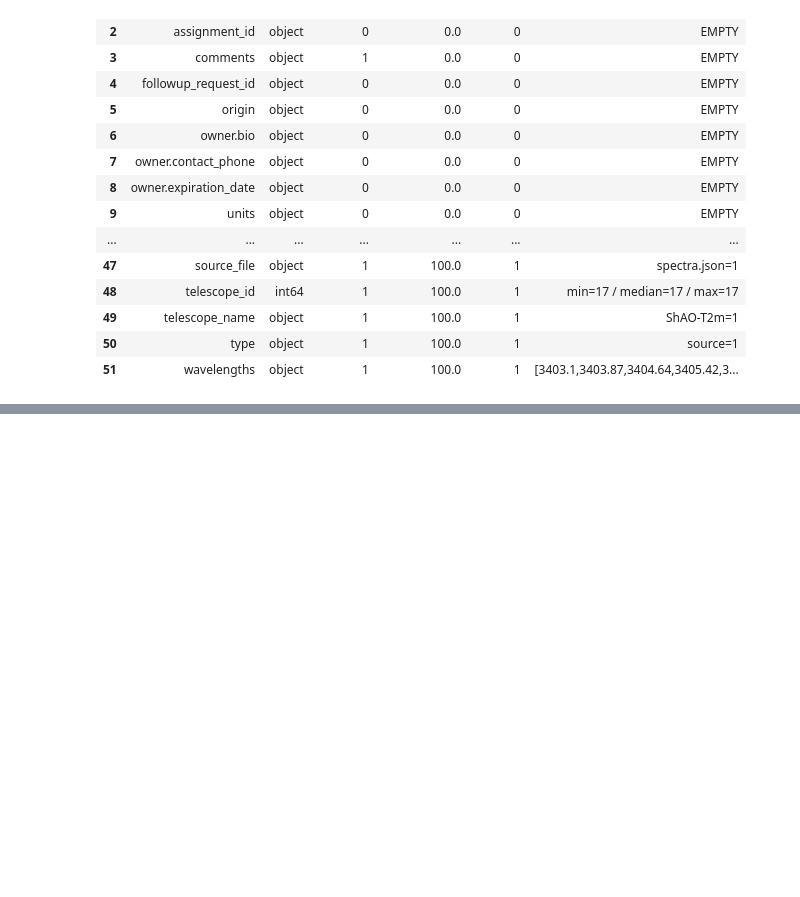
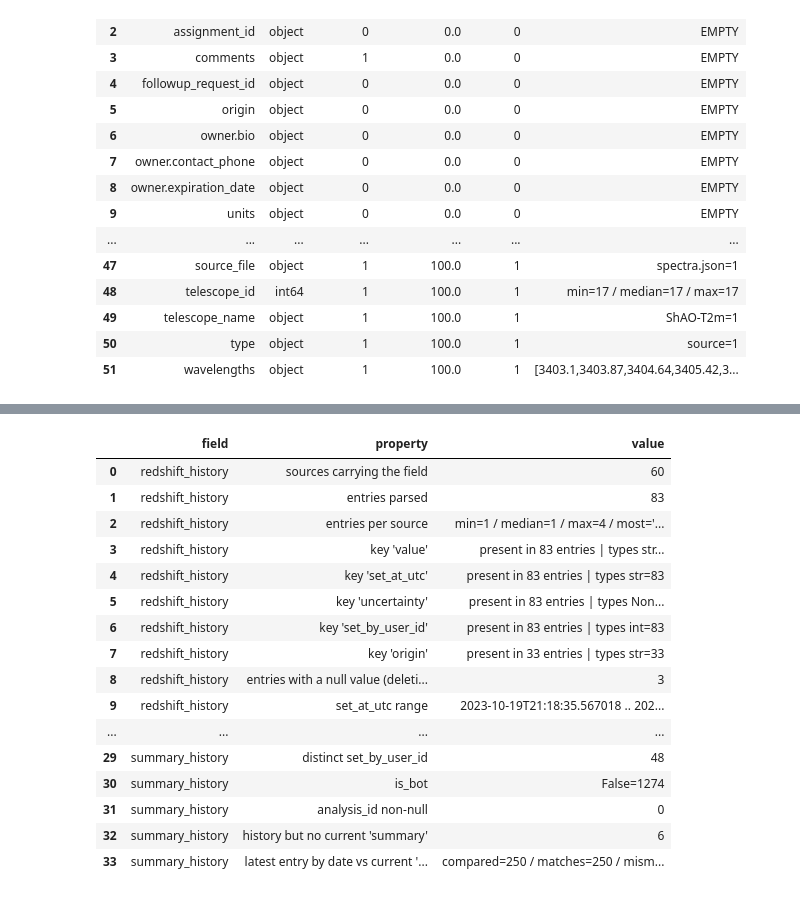
Before and after one commit to grandma-collaboration/MAFORAI, a Jupyter notebook: notebooks/skyportal/A_eda.ipynb, the cells around one changed output, grey strips where cells are left out. Cells and saved outputs as stored; diff of their text form; code cells hidden in the pictures; blank space fills up the shorter version.

Commit message:
analysis(skyportal): extend corpus exploratory analysis

```diff
--- a/notebooks/skyportal/A_eda.ipynb
+++ b/notebooks/skyportal/A_eda.ipynb
@@ -487,6 +487,75 @@ Checks that ran and raised nothing: ['python type varies between rows', 'contain
 | 331 | spectra | owner.expiration_date | no content in any row | 1 | column is entirely empty |
 | 332 | spectra | units | no content in any row | 1 | column is entirely empty |
 | 333 | spectra | <whole row> | rows identical on every column ex... | 0 | 0 means no such duplicate exists |
+# %%
+HISTORY_PARENT = {"redshift_history": "redshift", "summary_history": "summary"}
+HISTORY_VALUE = {"redshift_history": "value", "summary_history": "summary"}
+UTC_OFFSET_RE = re.compile(r"([+-]\d{2}:?\d{2}|Z)$")
+
+unique_sources = TABLES["sources"].drop_duplicates("id")  # one row per source before parsing
+history_rows = []
+
+for field, parent in HISTORY_PARENT.items():
+    carrying = unique_sources[unique_sources[field].notna()]
+    parsed = [(row["id"], index, entry) for _, row in carrying.iterrows()
+              for index, entry in enumerate(json.loads(row[field]))]
+    frame = pd.DataFrame([{"id": sid, "entry_index": index, **entry}
+                          for sid, index, entry in parsed])
+    value_key, stamps = HISTORY_VALUE[field], frame["set_at_utc"]
+    per_source = frame["id"].value_counts()
+    offset = stamps.dropna().map(lambda v: bool(UTC_OFFSET_RE.search(v)))
+    unordered = frame.groupby("id")["set_at_utc"].apply(lambda s: list(s) != sorted(s))
+    current = unique_sources.set_index("id")[parent]
+    current = current[has_content(current)]
+    latest = frame.sort_values("set_at_utc").groupby("id")[value_key].last()
+    if field == "redshift_history":  # history stores the value as text, the parent as a float
+        latest, current = latest.map(lambda v: None if v is None else float(v)), current.astype(float)
+    shared = latest.index.intersection(current.index)
+    matches = int(sum(latest[sid] == current[sid] for sid in shared))
+
+    measured = [("sources carrying the field", len(carrying)), ("entries parsed", len(parsed)),
+                ("entries per source", f"min={per_source.min()} / median={per_source.median():.0f}"
+                 f" / max={per_source.max()} / most={per_source.idxmax()!r}")]
+    for key in [c for c in frame.columns if c not in ("id", "entry_index")]:
+        types = pd.Series([type(e[key]).__name__ for _, _, e in parsed if key in e]).value_counts()
+        measured.append((f"key '{key}'", f"present in {sum(key in e for _, _, e in parsed)} entries"
+                         " | types " + " ".join(f"{t}={n}" for t, n in types.items())))
+    measured += [("entries with a null value (deletion events)", int(frame[value_key].isna().sum())),
+                 ("set_at_utc range", f"{stamps.min()} .. {stamps.max()}"),
+                 ("set_at_utc nulls", int(stamps.isna().sum())),
+                 ("set_at_utc explicit UTC offset",
+                  f"present={int(offset.sum())} / absent={int((~offset).sum())}"),
+                 ("sources whose entries are not in chronological order",
+                  f"{int(unordered.sum())} of {len(carrying)}"),
+                 ("distinct set_by_user_id", frame["set_by_user_id"].nunique())]
+    if field == "summary_history":
+        measured += [("is_bot", " | ".join(f"{k}={v}" for k, v in frame["is_bot"].value_counts().items())),
+                     ("analysis_id non-null", int(frame["analysis_id"].notna().sum()))]
+    measured += [(f"history but no current '{parent}'", len(latest.index.difference(current.index))),
+                 (f"latest entry by date vs current '{parent}'",
+                  f"compared={len(shared)} / matches={matches} / mismatches={len(shared) - matches}")]
+    history_rows += [{"field": field, "property": prop, "value": value} for prop, value in measured]
+
+field_history = pd.DataFrame(history_rows)
+field_history
+# %% [output]
+|  | field | property | value |
+| 0 | redshift_history | sources carrying the field | 60 |
+| 1 | redshift_history | entries parsed | 83 |
+| 2 | redshift_history | entries per source | min=1 / median=1 / max=4 / most='... |
+| 3 | redshift_history | key 'value' | present in 83 entries | types str... |
+| 4 | redshift_history | key 'set_at_utc' | present in 83 entries | types str=83 |
+| 5 | redshift_history | key 'uncertainty' | present in 83 entries | types Non... |
+| 6 | redshift_history | key 'set_by_user_id' | present in 83 entries | types int=83 |
+| 7 | redshift_history | key 'origin' | present in 33 entries | types str=33 |
+| 8 | redshift_history | entries with a null value (deleti... | 3 |
+| 9 | redshift_history | set_at_utc range | 2023-10-19T21:18:35.567018 .. 202... |
+| ... | ... | ... | ... |
+| 29 | summary_history | distinct set_by_user_id | 48 |
+| 30 | summary_history | is_bot | False=1274 |
+| 31 | summary_history | analysis_id non-null | 0 |
+| 32 | summary_history | history but no current 'summary' | 6 |
+| 33 | summary_history | latest entry by date vs current '... | compared=250 / matches=250 / mism... |
 # %% [markdown]
 ## Decisions taken from these measurements
 
```
Also changed, not shown: parts of 1 cell of this notebook.
